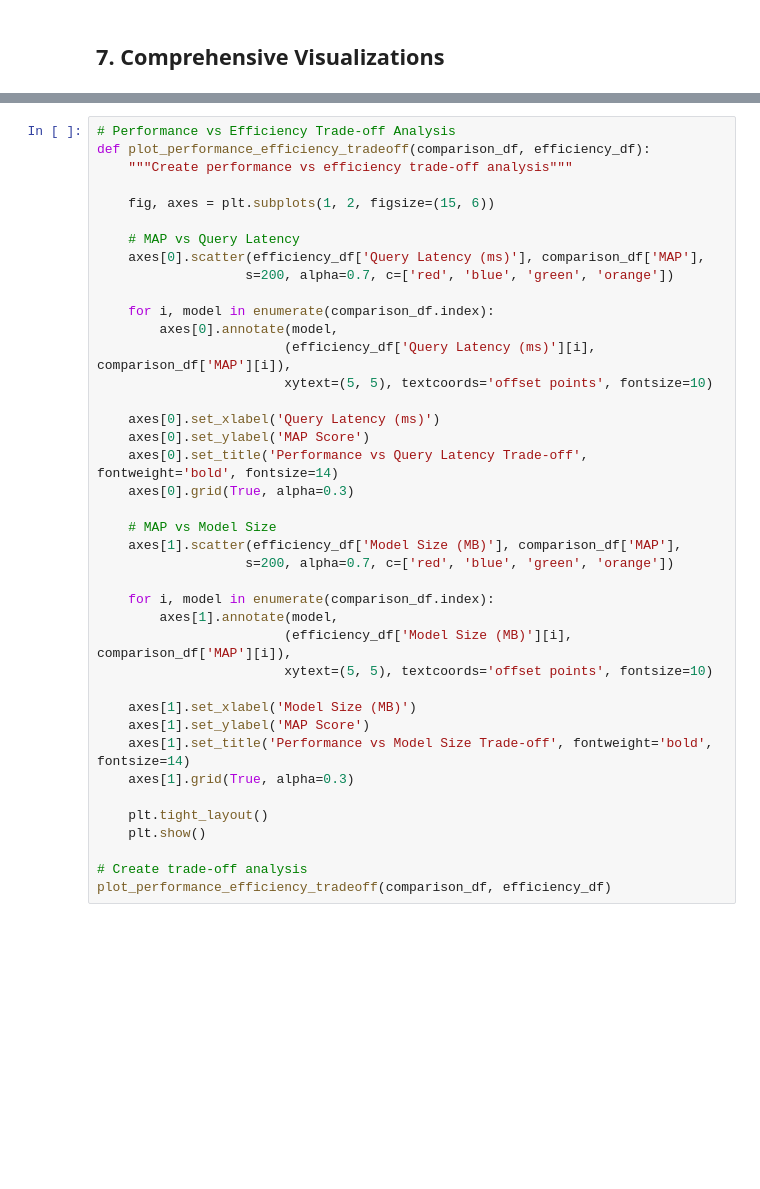
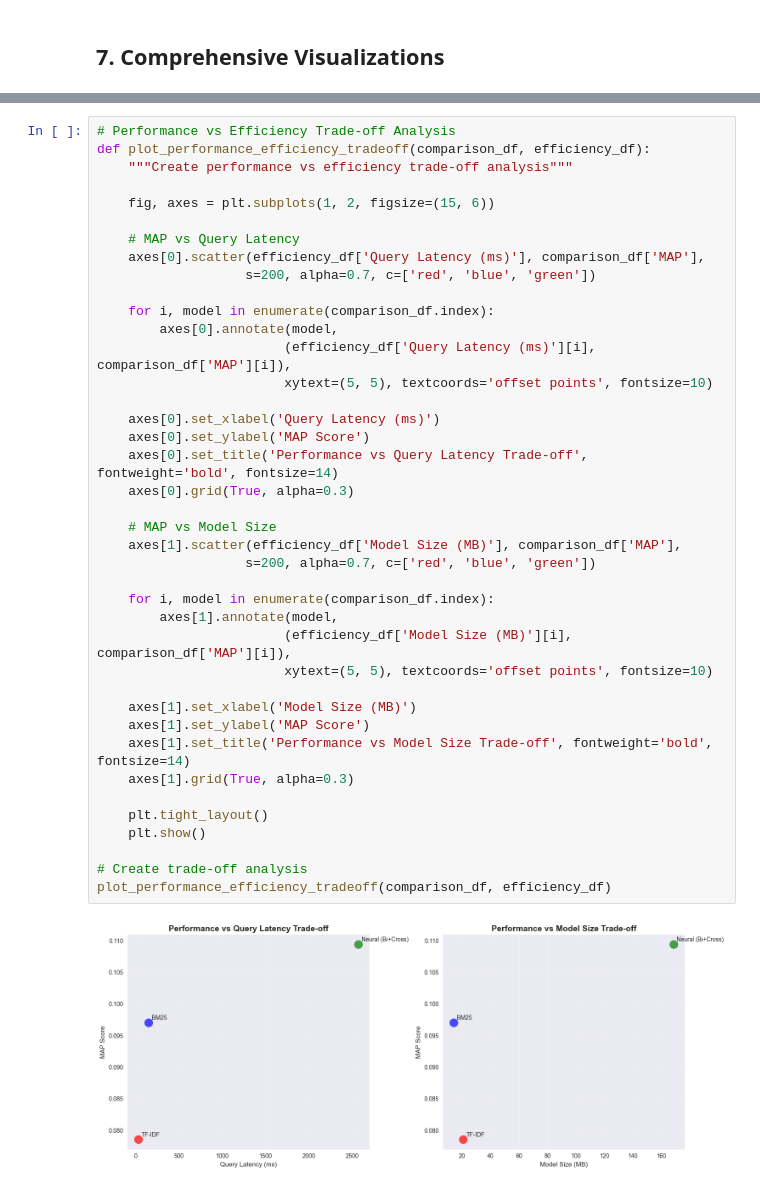
Before and after one commit to moorateeahtashil/Information-Retrieval, a Jupyter notebook: src/evaluation.ipynb, the cells around one changed output, grey strips where cells are left out. Cells and saved outputs as stored; diff of their text form; blank space fills up the shorter version.

```diff
--- a/src/evaluation.ipynb
+++ b/src/evaluation.ipynb
@@ -653,35 +703,37 @@ def plot_performance_efficiency_tradeoff(comparison_df, efficiency_df):
 
     # MAP vs Query Latency
     axes[0].scatter(efficiency_df['Query Latency (ms)'], comparison_df['MAP'],
-                   s=200, alpha=0.7, c=['red', 'blue', 'green', 'orange'])
+                   s=200, alpha=0.7, c=['red', 'blue', 'green'])
 
     for i, model in enumerate(comparison_df.index):
         axes[0].annotate(model,
                         (efficiency_df['Query Latency (ms)'][i], comparison_df['MAP'][i]),
                         xytext=(5, 5), textcoords='offset points', fontsize=10)
 
     axes[0].set_xlabel('Query Latency (ms)')
     axes[0].set_ylabel('MAP Score')
     axes[0].set_title('Performance vs Query Latency Trade-off', fontweight='bold', fontsize=14)
     axes[0].grid(True, alpha=0.3)
 
     # MAP vs Model Size
     axes[1].scatter(efficiency_df['Model Size (MB)'], comparison_df['MAP'],
-                   s=200, alpha=0.7, c=['red', 'blue', 'green', 'orange'])
+                   s=200, alpha=0.7, c=['red', 'blue', 'green'])
 
     for i, model in enumerate(comparison_df.index):
         axes[1].annotate(model,
                         (efficiency_df['Model Size (MB)'][i], comparison_df['MAP'][i]),
                         xytext=(5, 5), textcoords='offset points', fontsize=10)
 
     axes[1].set_xlabel('Model Size (MB)')
     axes[1].set_ylabel('MAP Score')
     axes[1].set_title('Performance vs Model Size Trade-off', fontweight='bold', fontsize=14)
     axes[1].grid(True, alpha=0.3)
 
     plt.tight_layout()
     plt.show()
 
 # Create trade-off analysis
 plot_performance_efficiency_tradeoff(comparison_df, efficiency_df)
+# %% [output]
+[figure, added]
 # %% [markdown]
```
Also changed, not shown: parts of 12 cells of this notebook, 3 other files.
